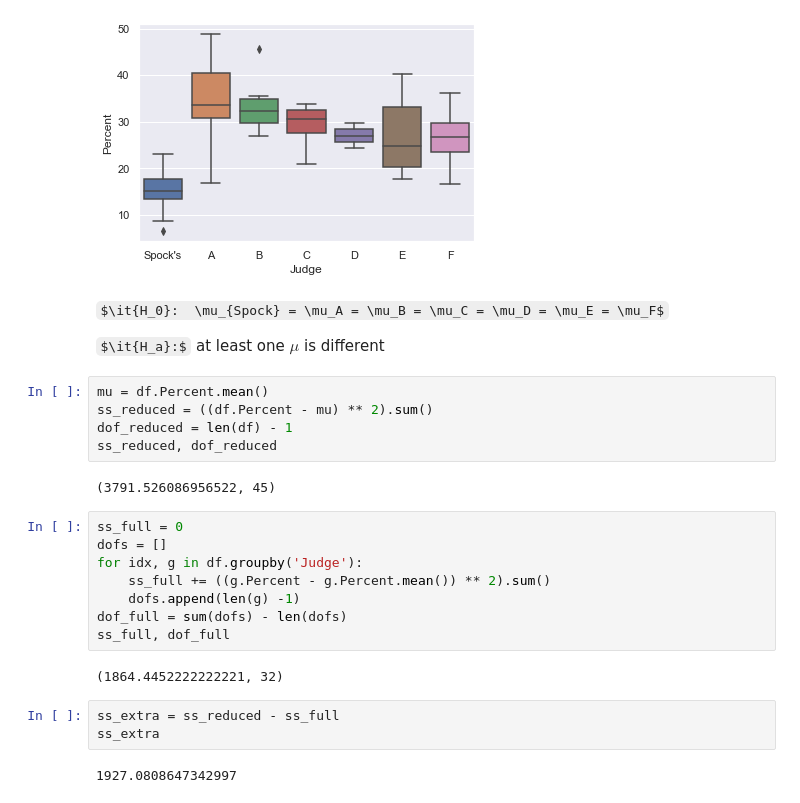
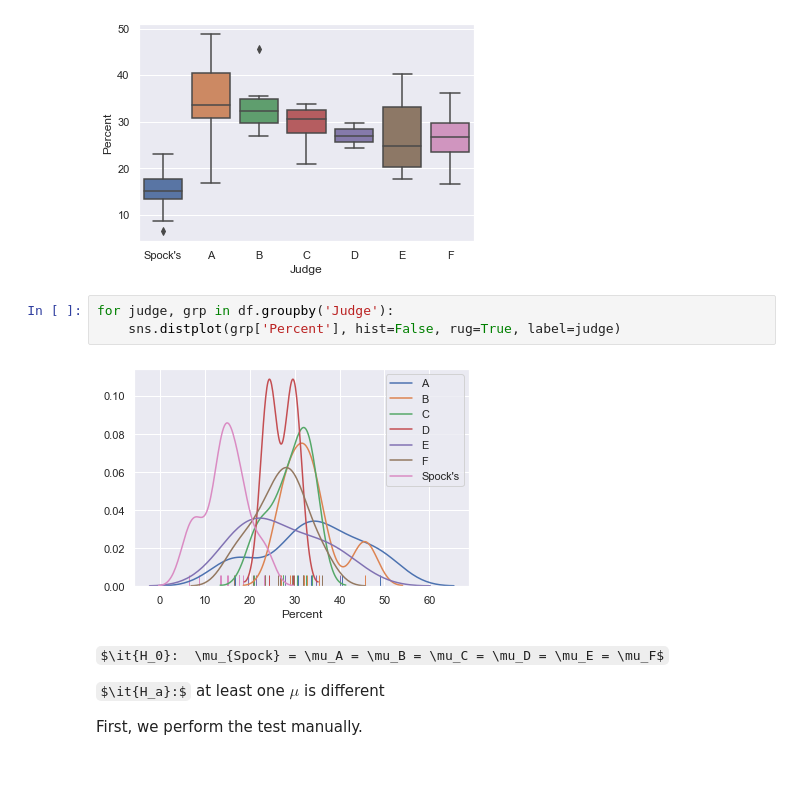
Before and after one commit to quintusdias/sleuth3, a Jupyter notebook: ch05/dr_spock.ipynb, the cells around one changed output. Drawn from its saved outputs; the diff is of its cells as text; some formulas as TeX source; blank space fills up the shorter version.

```diff
--- a/ch05/dr_spock.ipynb
+++ b/ch05/dr_spock.ipynb
@@ -51,29 +51,14 @@ sns.boxplot(x='Judge', y='Percent', data=df)
 # %% [output]
 <matplotlib.axes._subplots.AxesSubplot at 0x...>
 [figure]
+# %%
+for judge, grp in df.groupby('Judge'):
+    sns.distplot(grp['Percent'], hist=False, rug=True, label=judge)
+# %% [output]
+[figure, added]
 # %% [markdown]
 $\it{H_0}:  \mu_{Spock} = \mu_A = \mu_B = \mu_C = \mu_D = \mu_E = \mu_F$
 
 $\it{H_a}:$  at least one $\mu$ is different
+
+First, we perform the test manually.
-# %%
-mu = df.Percent.mean()
-ss_reduced = ((df.Percent - mu) ** 2).sum()
-dof_reduced = len(df) - 1
-ss_reduced, dof_reduced
-# %% [output]
-(3791.526086956522, 45)
-# %%
-ss_full = 0
-dofs = []
-for idx, g in df.groupby('Judge'):
-    ss_full += ((g.Percent - g.Percent.mean()) ** 2).sum()
-    dofs.append(len(g) -1)
-dof_full = sum(dofs) - len(dofs)
-ss_full, dof_full
-# %% [output]
-(1864.4452222222221, 32)
-# %%
-ss_extra = ss_reduced - ss_full
-ss_extra
-# %% [output]
-1927.0808647342997
```
Also changed, not shown: parts of 16 cells of this notebook.
